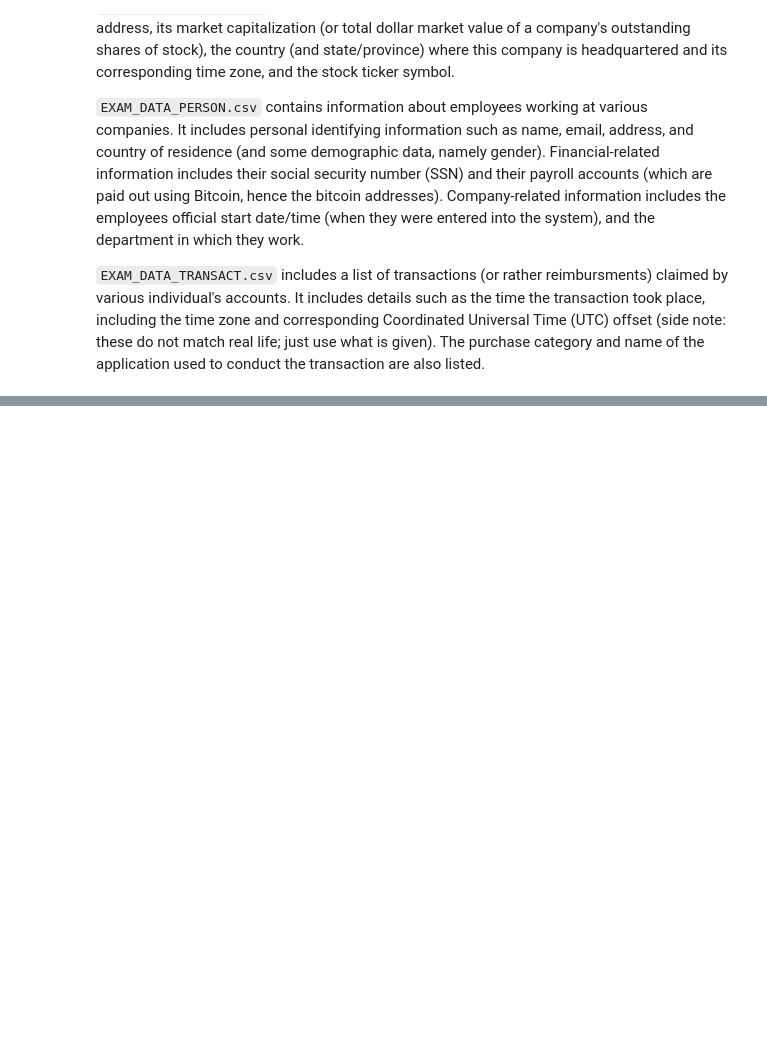
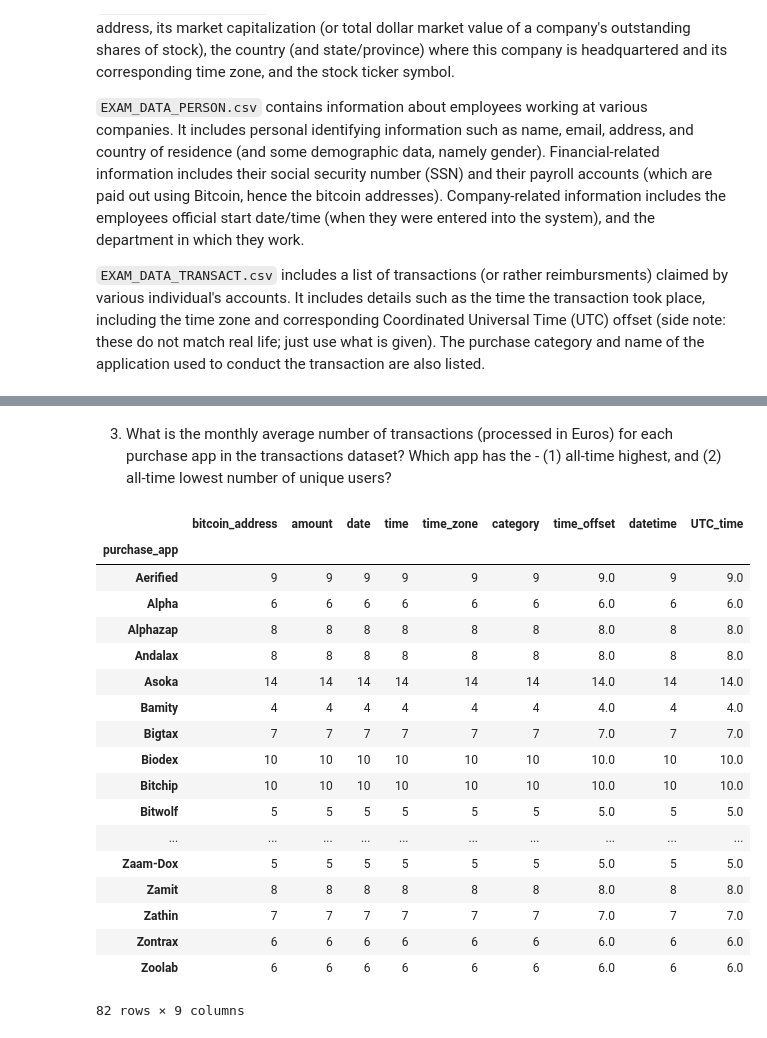
Before and after one commit to cjkoziol/SI330_midterm_files, a Jupyter notebook: notebook.ipynb, the cells around one changed output, grey strips where cells are left out. Cells and saved outputs as stored; diff of their text form; code cells hidden in the pictures; blank space fills up the shorter version.

```diff
--- a/notebook.ipynb
+++ b/notebook.ipynb
@@ -33,0 +129,26 @@ company_df
+# %% [markdown]
+3. What is the monthly average number of transactions (processed in Euros) for each purchase app in the transactions dataset? Which app has the - (1) all-time highest, and (2) all-time lowest number of unique users?
+# %%
+transact_df.head()
+tibs = transact_df
+tibs.groupby('purchase_app').agg(len)
+# %% [output]
+|  | bitcoin_address | amount | date | time | time_zone | category | time_offset | datetime | UTC_time |
+| purchase_app |  |  |  |  |  |  |  |  |  |
+| Aerified | 9 | 9 | 9 | 9 | 9 | 9 | 9.0 | 9 | 9.0 |
+| Alpha | 6 | 6 | 6 | 6 | 6 | 6 | 6.0 | 6 | 6.0 |
+| Alphazap | 8 | 8 | 8 | 8 | 8 | 8 | 8.0 | 8 | 8.0 |
+| Andalax | 8 | 8 | 8 | 8 | 8 | 8 | 8.0 | 8 | 8.0 |
+| Asoka | 14 | 14 | 14 | 14 | 14 | 14 | 14.0 | 14 | 14.0 |
+| Bamity | 4 | 4 | 4 | 4 | 4 | 4 | 4.0 | 4 | 4.0 |
+| Bigtax | 7 | 7 | 7 | 7 | 7 | 7 | 7.0 | 7 | 7.0 |
+| Biodex | 10 | 10 | 10 | 10 | 10 | 10 | 10.0 | 10 | 10.0 |
+| Bitchip | 10 | 10 | 10 | 10 | 10 | 10 | 10.0 | 10 | 10.0 |
+| Bitwolf | 5 | 5 | 5 | 5 | 5 | 5 | 5.0 | 5 | 5.0 |
+| ... | ... | ... | ... | ... | ... | ... | ... | ... | ... |
+| Zaam-Dox | 5 | 5 | 5 | 5 | 5 | 5 | 5.0 | 5 | 5.0 |
+| Zamit | 8 | 8 | 8 | 8 | 8 | 8 | 8.0 | 8 | 8.0 |
+| Zathin | 7 | 7 | 7 | 7 | 7 | 7 | 7.0 | 7 | 7.0 |
+| Zontrax | 6 | 6 | 6 | 6 | 6 | 6 | 6.0 | 6 | 6.0 |
+| Zoolab | 6 | 6 | 6 | 6 | 6 | 6 | 6.0 | 6 | 6.0 |
+82 rows × 9 columns
```
Also changed, not shown: parts of 24 cells of this notebook, 4 other files.
